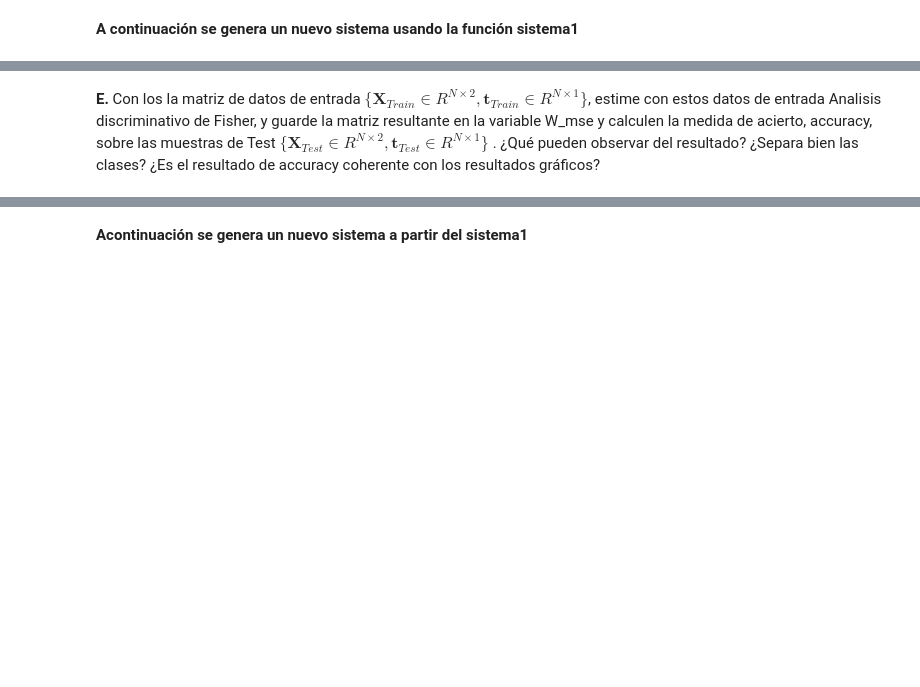
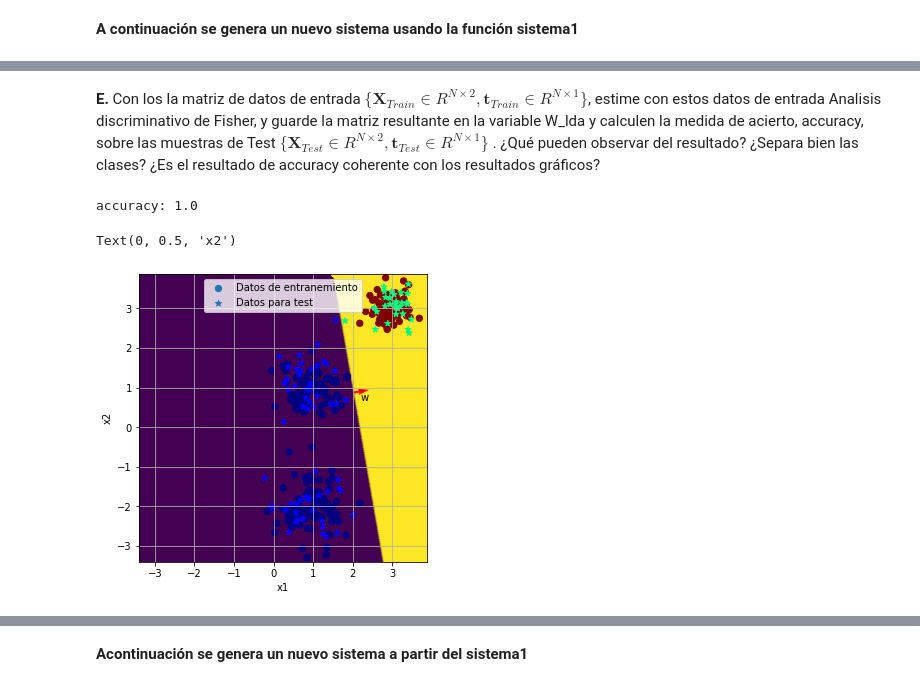
Before and after one commit to SeekingAura/Machine-learning-course-UTP, a Jupyter notebook: Laboratorios/Carlos Arturo Moreno Tabares - Lab03_.ipynb, the cells around one changed output, grey strips where cells are left out. Saved outputs shown, nothing was run; the diff lists cells and outputs as text; code cells hidden in the pictures; blank space fills up the shorter version.

```diff
--- a/Laboratorios/Carlos Arturo Moreno Tabares - Lab03_.ipynb
+++ b/Laboratorios/Carlos Arturo Moreno Tabares - Lab03_.ipynb
@@ -487,38 +511,46 @@ plt.ylabel('x2')
 # %% [markdown]
-**E.** Con los la matriz de datos de entrada $\{\boldsymbol{X}_{Train}\in R^{N\times2},\boldsymbol{t}_{Train}\in R^{N\times1}\}$, estime con estos datos de entrada Analisis discriminativo de Fisher, y guarde la matriz resultante en la variable W_mse y calculen la medida de acierto, accuracy, sobre las muestras de Test $\{\boldsymbol{X}_{Test}\in R^{N\times2},\boldsymbol{t}_{Test}\in R^{N\times1}\}$ . ¿Qué pueden observar del resultado? ¿Separa bien las clases? ¿Es el resultado de accuracy coherente con los resultados gráficos?
+**E.** Con los la matriz de datos de entrada $\{\boldsymbol{X}_{Train}\in R^{N\times2},\boldsymbol{t}_{Train}\in R^{N\times1}\}$, estime con estos datos de entrada Analisis discriminativo de Fisher, y guarde la matriz resultante en la variable W_lda y calculen la medida de acierto, accuracy, sobre las muestras de Test $\{\boldsymbol{X}_{Test}\in R^{N\times2},\boldsymbol{t}_{Test}\in R^{N\times1}\}$ . ¿Qué pueden observar del resultado? ¿Separa bien las clases? ¿Es el resultado de accuracy coherente con los resultados gráficos?
 # %%
 #%% Your code
 
+# Generate data analisis
+clf = LinearDiscriminantAnalysis().fit(Xtrain, tTrain)
 
+t_new=clf.predict(Xtest).reshape(-1,1)
 
+W_lda=clf.coef_
 
+accuracy=np.mean(t_new==tTest)
 
-
-
+print("accuracy: {}".format(accuracy))
 
 
 #%% Para graficar
 min_x1 = np.min(X) - 0.1
 #min_x2 = np.min(X[:,1]) - 0.1
 max_x1 = np.max(X) + 0.1
 #max_x2 = np.max(X[:,1]) + 0.1
 x1 = np.arange(min_x1,max_x1,0.01)
 x2 = np.arange(min_x1,max_x1,0.01)
 xx1,xx2 = np.meshgrid(x1,x2)
 X_plot = np.concatenate((xx1.reshape(xx1.size,1),xx2.reshape(xx2.size,1)),axis=1)
 t_plot = clf.predict(X_plot).reshape(-1,1)
 fig = plt.figure()
 axes = fig.add_axes([1, 1, 1, 1])
 axes.scatter(X_plot[:,0],X_plot[:,1],c = t_plot,s = 40)
 axes.scatter(Xtrain[:,0],Xtrain[:,1],c=tTrain,s = 40,label='Datos de entranemiento',cmap=plt.cm.jet)
 axes.scatter(Xtest[:,0],Xtest[:,1],c=tTest+200,s = 40,marker='*',cmap=plt.cm.winter,label='Datos para test')
 means = np.mean(X,axis=0)
 axes.quiver(means[0]+0.4,means[1]+0.2,W_lda[0,0],W_lda[0,1],color = 'red')
 axes.text(means[0]+0.6,means[1],'w')
 plt.xlim([min_x1,max_x1])
 plt.ylim([min_x1,max_x1])
 axes.set_aspect('equal', 'box')
 plt.legend()
 plt.grid(True)
 plt.xlabel('x1')
 plt.ylabel('x2')
+# %% [output]
+accuracy: 1.0
+Text(0, 0.5, 'x2')
+[figure, added]
```
Also changed, not shown: parts of 10 cells of this notebook.
